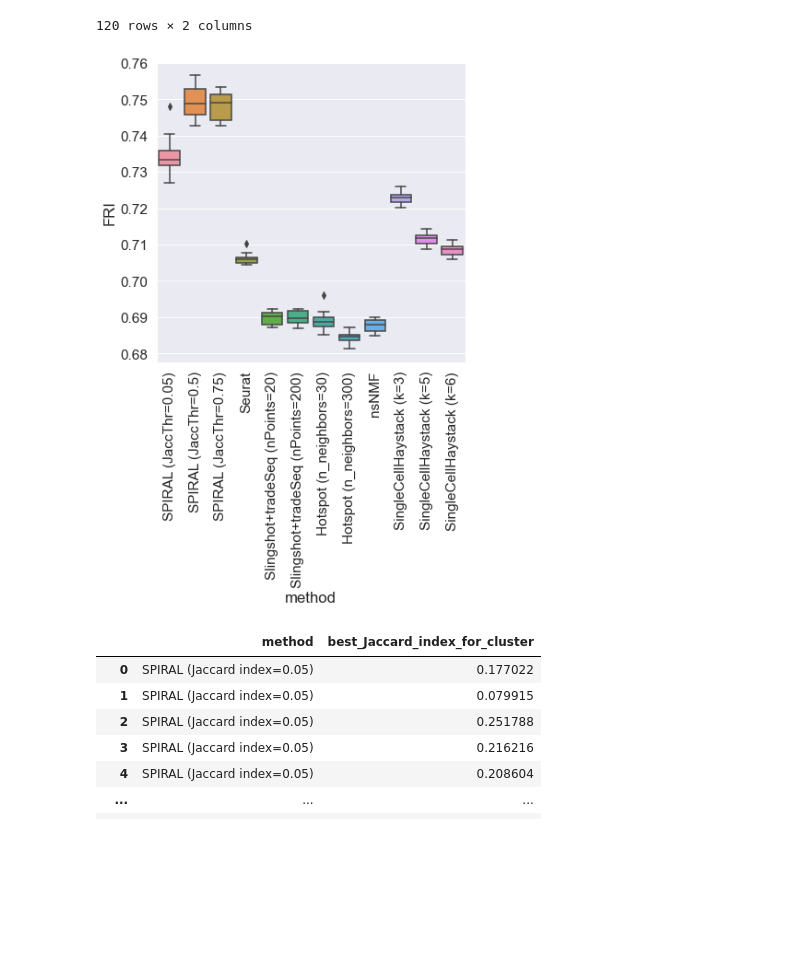
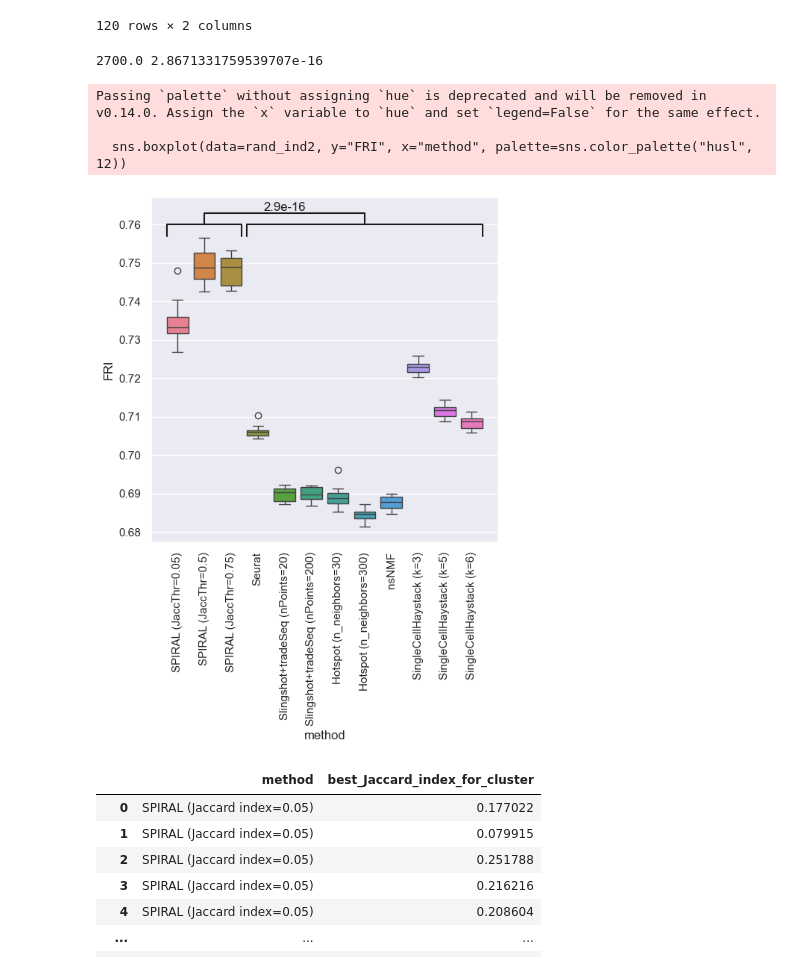
Before and after one commit to hadasbi/SPIRAL_for_paper_, a Jupyter notebook: 001b_compare_all_methods_to_ground_truth_of_Splatter_dataset.ipynb, the cells around one changed output. Saved outputs shown, nothing was run; the diff lists cells and outputs as text; code cells hidden in the pictures; blank space fills up the shorter version.

Commit message:
add p-values annotation to boxplots

```diff
--- a/001b_compare_all_methods_to_ground_truth_of_Splatter_dataset.ipynb
+++ b/001b_compare_all_methods_to_ground_truth_of_Splatter_dataset.ipynb
@@ -21,5 +22,5 @@ from funcs import *
 # %%
-rand_ind2 = pd.read_csv("D:\\OneDrive - Technion\\SPIRAL_for_paper\\comparison_of_all_methods_to_ground_truth_of_Splatter_dataset\\rand_ind2.csv",
+rand_ind2 = pd.read_csv("./comparison_of_all_methods_to_ground_truth_of_Splatter_dataset/rand_ind2.csv",
                        index_col=0)
 rand_ind2
 # %% [output]
@@ -54,13 +55,29 @@ rand_ind2
 | 118 | 0.708497 | SingleCellHaystack (k=6) |
 | 119 | 0.709568 | SingleCellHaystack (k=6) |
 120 rows × 2 columns
+# %%
+spiral_inds = [i for i in rand_ind2.index if "SPIRAL" in rand_ind2.loc[i, "method"]]
+other_inds = [i for i in rand_ind2.index if "SPIRAL" not in rand_ind2.loc[i, "method"]]
+stat, pval = mannwhitneyu(rand_ind2.loc[spiral_inds, "FRI"], rand_ind2.loc[other_inds, "FRI"], alternative="two-sided")
+print(stat, pval)
+# %% [output]
+2700.0 2.8671331759539707e-16
 # %%
 plt.figure(figsize=(6, 6))
-sns.boxplot(data=rand_ind2, y="FRI", x="method")
+sns.boxplot(data=rand_ind2, y="FRI", x="method", palette=sns.color_palette("husl", 12))
 plt.xticks(rotation=90)
+
+plt.plot([-0.4, -0.4, 2.4, 2.4], [0.757, 0.76, 0.76, 0.757], lw=1.5, c='k')
+plt.plot([2.6, 2.6, 11.4, 11.4], [0.757, 0.76, 0.76, 0.757], lw=1.5, c='k')
+plt.plot([1, 1, 7, 7], [0.76, 0.763, 0.763, 0.76], lw=1.5, c='k')
+plt.text(4, 0.763, "2.9e-16", ha='center', va='bottom', color='k')
+
 #plt.show()
-plt.savefig('./comparison_of_all_methods_to_ground_truth_of_Splatter_dataset/FRI.jpg', bbox_inches = "tight")
+#plt.savefig('./comparison_of_all_methods_to_ground_truth_of_Splatter_dataset/FRI.jpg', bbox_inches = "tight")
 plt.savefig('./comparison_of_all_methods_to_ground_truth_of_Splatter_dataset/FRI.eps', bbox_inches = "tight", format='eps')
 # %% [output]
+Passing `palette` without assigning `hue` is deprecated and will be removed in v0.14.0. Assign the `x` variable to `hue` and set `legend=False` for the same effect.
+
+  sns.boxplot(data=rand_ind2, y="FRI", x="method", palette=sns.color_palette("husl", 12))
-[figure, old version]
+[figure, new version]
 # %%
```
Also changed, not shown: parts of 4 cells of this notebook, 4 other files.
